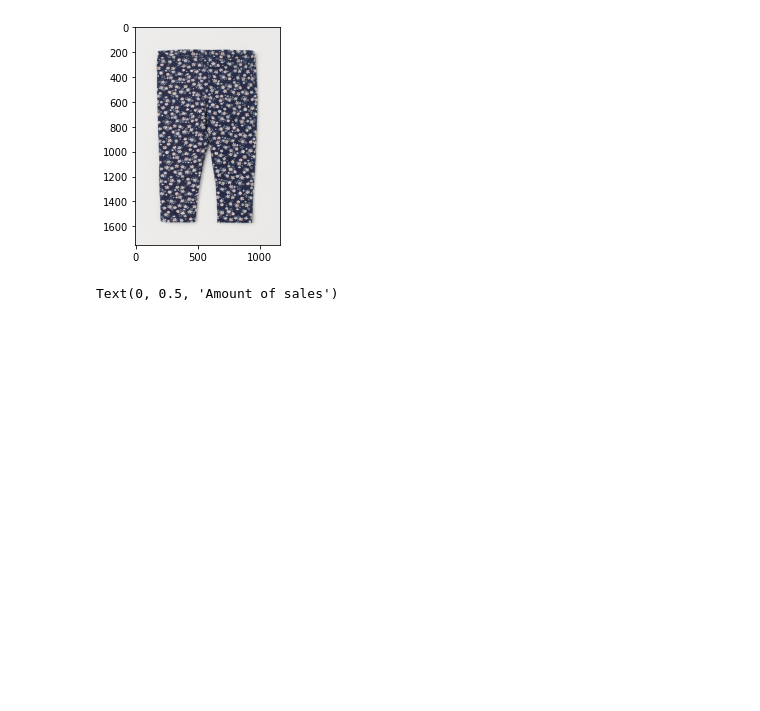
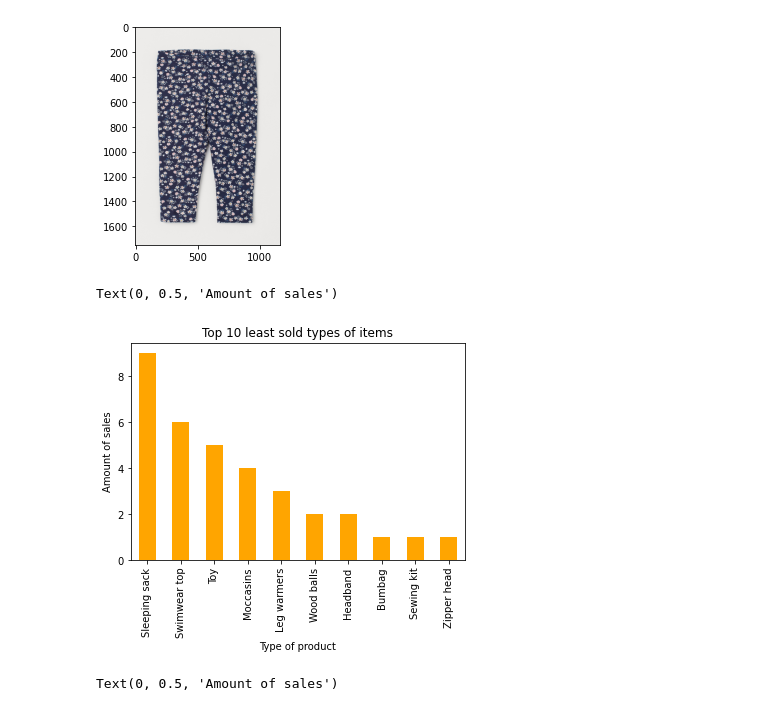
Before and after one commit to NiVisser/hnmproject, a Jupyter notebook: Jaylee_notebook.ipynb, the cells around one changed output. Saved outputs shown, nothing was run; the diff lists cells and outputs as text; code cells hidden in the pictures; blank space fills up the shorter version.

```diff
--- a/Jaylee_notebook.ipynb
+++ b/Jaylee_notebook.ipynb
@@ -108,6 +108,19 @@ imgplot = plt.imshow(img)
 plt.show()
 # %% [output]
 [figure]
+# %%
+# What are the least sold types of articles?
+df = pd.merge(transactions,articles, on="article_id", how="inner")
+df["product_type_name"].value_counts().tail(10).plot.bar(color="orange")
+
+plt.title("Top 10 least sold types of items")
+plt.xlabel("Type of product")
+plt.ylabel("Amount of sales")
+
+# The least sold types of item appear to be the zipper head, sewing kit and bumbag.
+# %% [output]
+Text(0, 0.5, 'Amount of sales')
+[figure, added]
 # %%
 # What color is the most popular?
 df = pd.merge(transactions,articles, on="article_id", how="inner")
```
